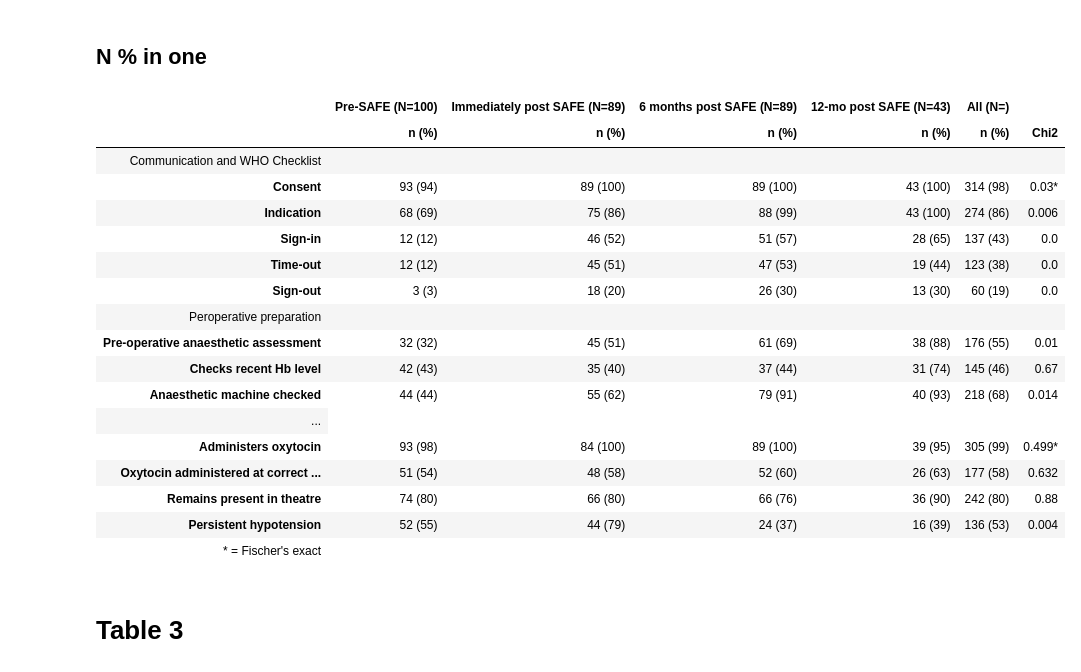
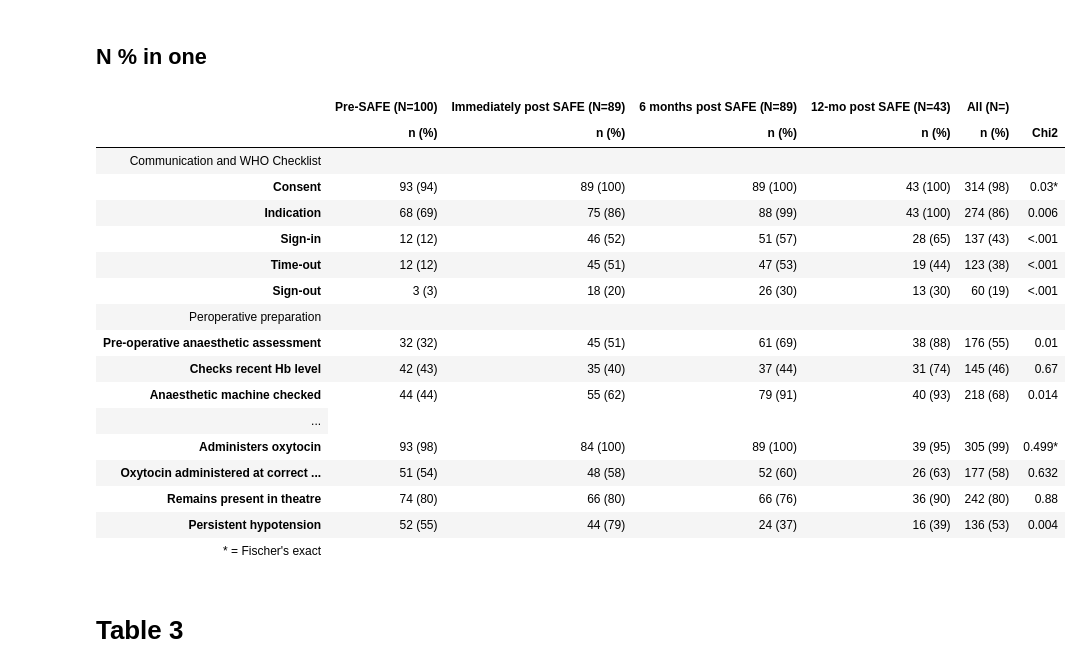
Before and after one commit to lawtj/safe, a Jupyter notebook: safe_evaluation.ipynb, the cells around one changed output. Drawn from its saved outputs; the diff is of its cells as text; code cells hidden in the pictures.

Commit message:
update pval

```diff
--- a/safe_evaluation.ipynb
+++ b/safe_evaluation.ipynb
@@ -2415,38 +2415,38 @@ table_str='''
             <td class='left-solid right-dash'>{{t2a.at[i, j~'_n']|int}} ({{(t2a.at[i, j~'_%']*100)|round|int}}) </td>
         {% endfor %}
             {% if pd.notnull(t2a.at[i,'p_value']) %}
-                <td>{{t2a.at[i,'p_value']|round(3)}}</td>
+                <td>{{pval(t2a.at[i,'p_value'])}}</td>
             {% elif pd.isnull(t2a.at[i,'exact']) %}
                 <td>-</td>
             {% else %}
-                <td>{{t2a.at[i,'exact']|round(3)}}*</td>
+                <td>{{pval(t2a.at[i,'exact'])}}*</td>
             {% endif %}
         </tr>
     {%endfor%}
 {% endfor %}
 
     <tr>
         <td>* = Fischer's exact
     </tr>
 
     </tbody>
 </table>
 
 </html>
 
 '''
 
 template=Template(table_str)
 HTML(template.render(phaselist = phaselist,df=df, commnames=commnames, prepnames=prepnames, t2a=t2a, pval=pval, zip=zip, pd=pd))
 # %% [output]
 |  | Pre-SAFE (N=100) | Immediately post SAFE (N=89) | 6 months post SAFE (N=89) | 12-mo post SAFE (N=43) | All (N=) |  |
 |  | n (%) | n (%) | n (%) | n (%) | n (%) | Chi2 |
 | Communication and WHO Checklist |  |  |  |  |  |  |
 | Consent | 93 (94) | 89 (100) | 89 (100) | 43 (100) | 314 (98) | 0.03* |
 | Indication | 68 (69) | 75 (86) | 88 (99) | 43 (100) | 274 (86) | 0.006 |
-| Sign-in | 12 (12) | 46 (52) | 51 (57) | 28 (65) | 137 (43) | 0.0 |
-| Time-out | 12 (12) | 45 (51) | 47 (53) | 19 (44) | 123 (38) | 0.0 |
-| Sign-out | 3 (3) | 18 (20) | 26 (30) | 13 (30) | 60 (19) | 0.0 |
+| Sign-in | 12 (12) | 46 (52) | 51 (57) | 28 (65) | 137 (43) | <.001 |
+| Time-out | 12 (12) | 45 (51) | 47 (53) | 19 (44) | 123 (38) | <.001 |
+| Sign-out | 3 (3) | 18 (20) | 26 (30) | 13 (30) | 60 (19) | <.001 |
 | Peroperative preparation |  |  |  |  |  |  |
 | Pre-operative anaesthetic assessment | 32 (32) | 45 (51) | 61 (69) | 38 (88) | 176 (55) | 0.01 |
 | Checks recent Hb level | 42 (43) | 35 (40) | 37 (44) | 31 (74) | 145 (46) | 0.67 |
```
Also changed, not shown: 1 other file.
